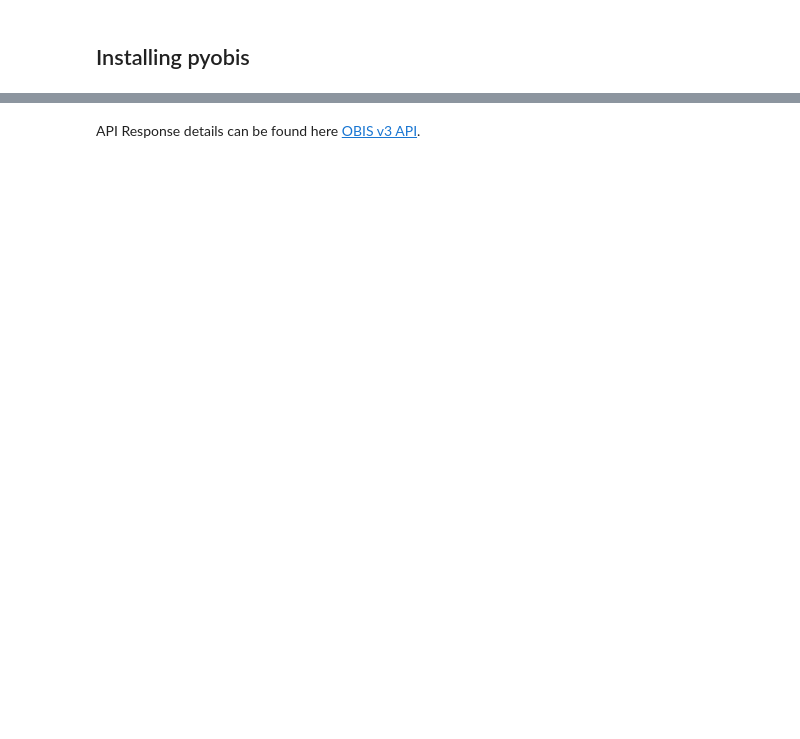
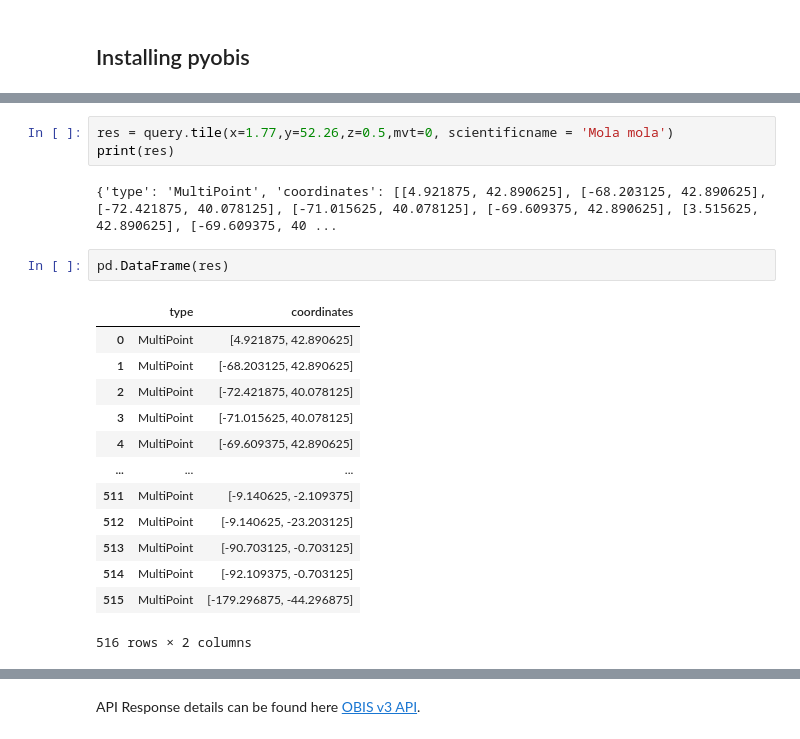
Before and after one commit to iobis/pyobis, a Jupyter notebook: notebooks/usage_guide.ipynb, the cells around one changed output, grey strips where cells are left out. Cells and saved outputs as stored; diff of their text form; blank space fills up the shorter version.

```diff
--- a/notebooks/usage_guide.ipynb
+++ b/notebooks/usage_guide.ipynb
@@ -355,0 +241,21 @@ print(pd.DataFrame(res["results"]))
+# %%
+res = query.tile(x=1.77,y=52.26,z=0.5,mvt=0, scientificname = 'Mola mola')
+print(res)
+# %% [output]
+{'type': 'MultiPoint', 'coordinates': [[4.921875, 42.890625], [-68.203125, 42.890625], [-72.421875, 40.078125], [-71.015625, 40.078125], [-69.609375, 42.890625], [3.515625, 42.890625], [-69.609375, 40 ...
+# %%
+pd.DataFrame(res)
+# %% [output]
+|  | type | coordinates |
+| 0 | MultiPoint | [4.921875, 42.890625] |
+| 1 | MultiPoint | [-68.203125, 42.890625] |
+| 2 | MultiPoint | [-72.421875, 40.078125] |
+| 3 | MultiPoint | [-71.015625, 40.078125] |
+| 4 | MultiPoint | [-69.609375, 42.890625] |
+| ... | ... | ... |
+| 511 | MultiPoint | [-9.140625, -2.109375] |
+| 512 | MultiPoint | [-9.140625, -23.203125] |
+| 513 | MultiPoint | [-90.703125, -0.703125] |
+| 514 | MultiPoint | [-92.109375, -0.703125] |
+| 515 | MultiPoint | [-179.296875, -44.296875] |
+516 rows × 2 columns
```
Also changed, not shown: parts of 96 cells of this notebook.
